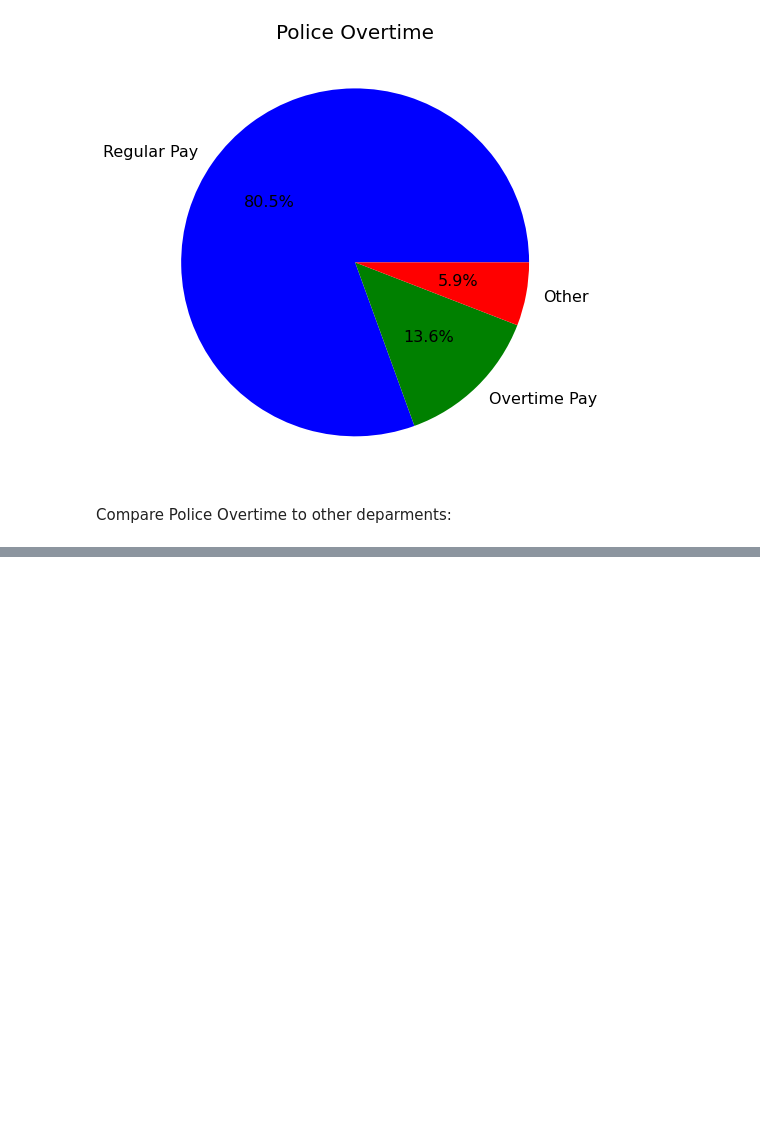
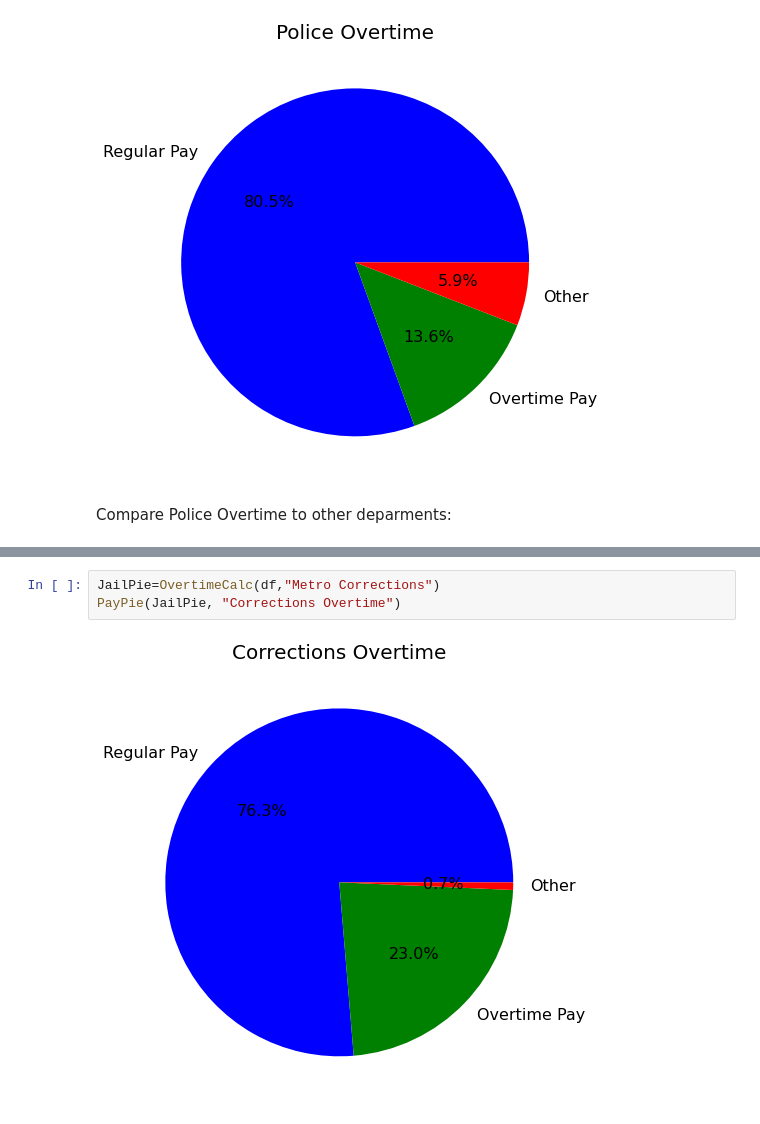
Before and after one commit to chrislockhartky/Data_1_Final, a Jupyter notebook: notebooks/SalaryData.ipynb, the cells around one changed output, grey strips where cells are left out. Saved outputs shown, nothing was run; the diff lists cells and outputs as text; blank space fills up the shorter version.

```diff
--- a/notebooks/SalaryData.ipynb
+++ b/notebooks/SalaryData.ipynb
@@ -64,0 +69,5 @@ Compare Police Overtime to other deparments:
+# %%
+JailPie=OvertimeCalc(df,"Metro Corrections")
+PayPie(JailPie, "Corrections Overtime")
+# %% [output]
+[figure, added]
```
Also changed, not shown: parts of 5 cells of this notebook.
